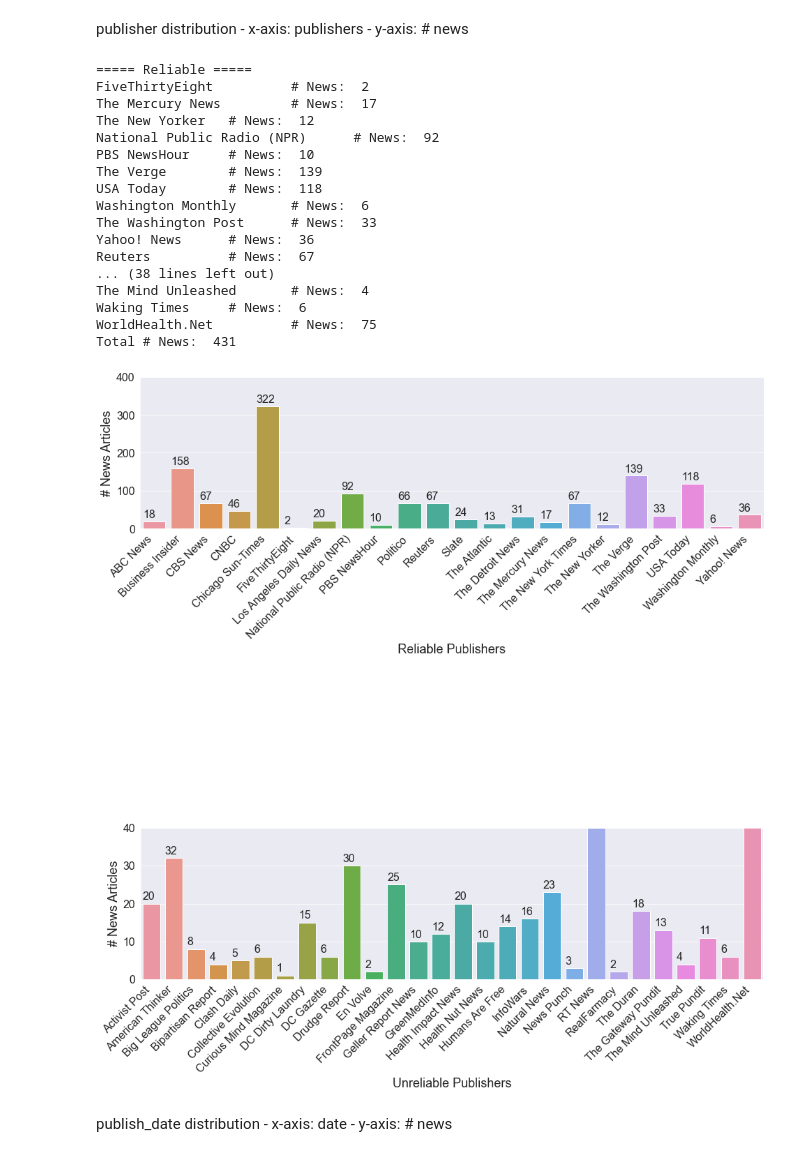
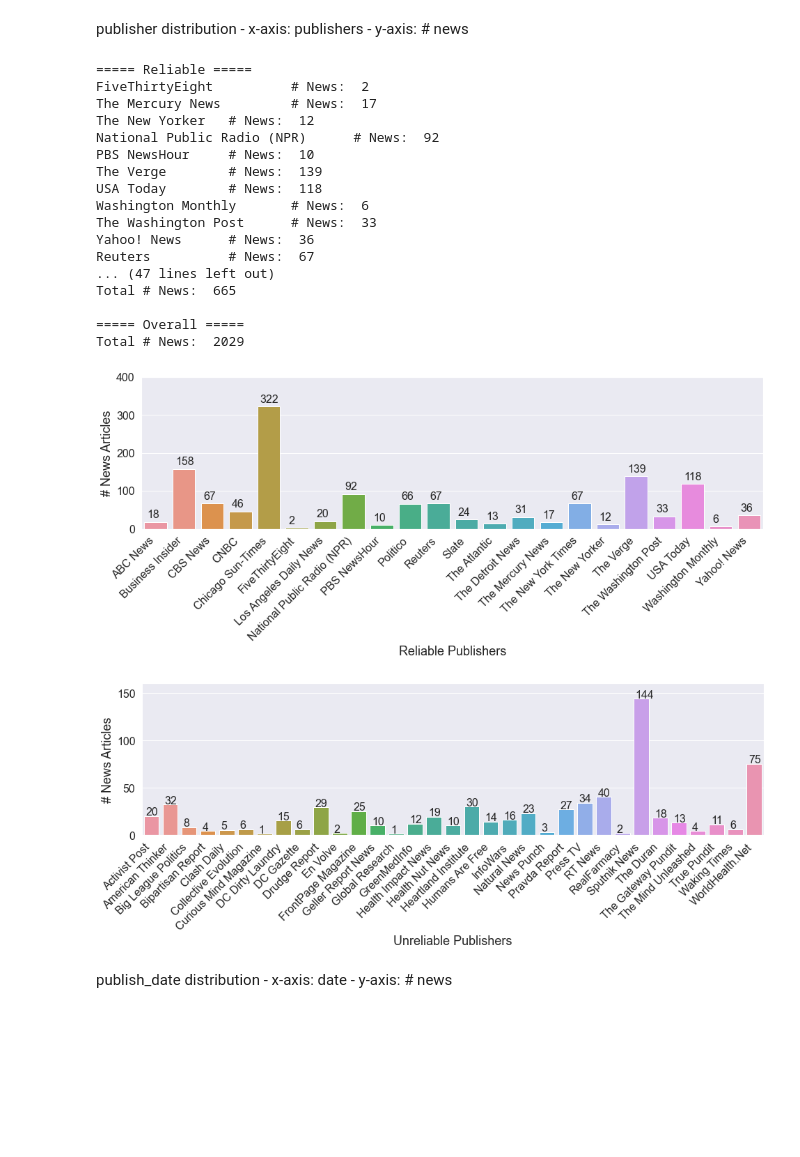
Before and after one commit to apurvamulay/ReCOVery, a Jupyter notebook: code/DataDistribution.ipynb, the cells around one changed output. Drawn from its saved outputs; the diff is of its cells as text; code cells hidden in the pictures; blank space fills up the shorter version.

```diff
--- a/code/DataDistribution.ipynb
+++ b/code/DataDistribution.ipynb
@@ -22,7 +22,7 @@ plt.rc('ytick', labelsize=SMALL_SIZE)    # fontsize of the tick labels
 plt.rc('legend', fontsize=MEDIUM_SIZE)    # legend fontsize
 plt.rc('figure', titlesize=BIGGER_SIZE)
 
-sns.set_style('darkgrid')
+sns.set_style(style="darkgrid")
 # %% [markdown]
 load csv files
     - combine all csv files as one df
@@ -40,6 +40,14 @@ for CSV_FILE_NAME in CSV_FILE_NAMES0:
     if CSV_FILE_NAME[:12]=="news-dataset":
         df = pd.read_csv(CSV_FILE_DIR0 + '/' + CSV_FILE_NAME)
         dfs0 = pd.concat([dfs0,df])
+
+dates = np.array(dfs0['publish_date'].values, dtype=str)
+remove_dates = []
+for idx, date in enumerate(dates):
+    if date[:7] in ["2020-07", "2010-07"]:
+        remove_dates.append(date)
+if remove_dates is not None:
+    dfs0 = dfs0[ ~dfs0['publish_date'].isin(remove_dates) ]
 
 news_publishers = dfs0['publisher'].unique()
 
@@ -56,6 +64,15 @@ for CSV_FILE_NAME in CSV_FILE_NAMES1:
         df = pd.read_csv(CSV_FILE_DIR1 + '/' + CSV_FILE_NAME)
         dfs1 = pd.concat([dfs1,df])
 
+dates = np.array(dfs1['publish_date'].values, dtype=str)
+remove_dates = []
+for idx, date in enumerate(dates):
+    if date[:7] in ["2020-07", "2010-07"]:
+        remove_dates.append(date)
+
+if remove_dates is not None:
+    dfs1 = dfs1[ ~dfs1['publish_date'].isin(remove_dates) ]
+
 news_publishers = dfs1['publisher'].unique()
 
 print("===== Unreliable =====")
@@ -91,17 +109,18 @@ news_publishers0 = []
 news_nums0 = []
 
 print("===== Reliable =====")
-total_news = 0
+total_news0 = 0
 for CSV_FILE_NAME in CSV_FILE_NAMES0:
     if CSV_FILE_NAME[:12]=="news-dataset":
         df = pd.read_csv(CSV_FILE_DIR0 + '/' + CSV_FILE_NAME)
+        df = df[ ~df['publish_date'].isin(remove_dates) ]
         print(df['publisher'][0], "\t # News: ", df.shape[0])
 
         news_publishers0.append(df['publisher'][0])
         news_nums0.append(df.shape[0])
 
-        total_news += df.shape[0]
-print("Total # News: ", total_news)
+        total_news0 += df.shape[0]
+print("Total # News: ", total_news0)
 
 tem = list(zip(news_publishers0, news_nums0))
 tem = sorted(tem, key=lambda x: x[0], reverse=False)
@@ -110,7 +129,7 @@ news_publishers0, news_nums0 = zip(*tem)
 plt.figure(figsize=(16,4))
 ax = sns.barplot(x=list(news_publishers0),y=list(news_nums0))
 for p in ax.patches:
-        ax.annotate('{:.0f}'.format(p.get_height()), (p.get_x(), p.get_height()+10))
+        ax.annotate('{:.0f}'.format(p.get_height()), (p.get_x()+0.1, p.get_height()+10))
 plt.xticks(rotation=45, horizontalalignment='right')
 plt.xlabel('Reliable Publishers')
 plt.ylabel('# News Articles')
@@ -122,18 +141,20 @@ plt.show()
 news_publishers1 = []
 news_nums1 = []
 
+print("")
 print("===== Unreliable =====")
-total_news = 0
+total_news1 = 0
 for CSV_FILE_NAME in CSV_FILE_NAMES1:
     if CSV_FILE_NAME[:12]=="news-dataset":
         df = pd.read_csv(CSV_FILE_DIR1 + '/' + CSV_FILE_NAME)
+        df = df[ ~df['publish_date'].isin(remove_dates) ]
         print(df['publisher'][0], "\t # News: ", df.shape[0])
 
         news_publishers1.append(df['publisher'][0])
         news_nums1.append(df.shape[0])
 
-        total_news += df.shape[0]
-print("Total # News: ", total_news)
+        total_news1 += df.shape[0]
+print("Total # News: ", total_news1)
 
 tem = list(zip(news_publishers1, news_nums1))
 tem = sorted(tem, key=lambda x: x[0], reverse=False)
@@ -142,52 +163,54 @@ news_publishers1, news_nums1 = zip(*tem)
 plt.figure(figsize=(16,4))
 ax = sns.barplot(x=list(news_publishers1),y=list(news_nums1))
 for p in ax.patches:
-        ax.annotate('{:.0f}'.format(p.get_height()), (p.get_x(), p.get_height()+1))
+        ax.annotate('{:.0f}'.format(p.get_height()), (p.get_x()+0.1, p.get_height()+1))
 plt.xticks(rotation=45, horizontalalignment='right')
 plt.xlabel('Unreliable Publishers')
 plt.ylabel('# News Articles')
-plt.ylim([0,40])
+plt.ylim([0,160])
 plt.savefig(CSV_FILE_DIR_HEAD+'figure/publisher_newsNum__unreliable.eps', bbox_inches='tight')
 plt.show()
 
-# print("===== Overall =====")
-# news_publishers = news_publishers0 + news_publishers1
-# news_nums = news_nums0 + news_nums1
-#
+print("")
+print("===== Overall =====")
+news_publishers = news_publishers0 + news_publishers1
+news_nums = news_nums0 + news_nums1
+print("Total # News: ", total_news0 + total_news1)
+
 # tem = list(zip(news_publishers, news_nums))
 # tem = sorted(tem, key=lambda x: x[0], reverse=False)
 # news_publishers, news_nums = zip(*tem)
 #
 # plt.figure(figsize=(18,4))
 # ax = sns.barplot(x=list(news_publishers),y=list(news_nums))
 # for p in ax.patches:
 #         ax.annotate('{:.0f}'.format(p.get_height()), (p.get_x(), p.get_height()+10))
 # plt.xticks(rotation=45, horizontalalignment='right')
 # plt.xlabel('Publishers')
 # plt.ylabel('# News Articles')
 # plt.ylim([0,400])
 # plt.savefig(CSV_FILE_DIR_HEAD+'figure/publisher_newsNum.eps', bbox_inches='tight')
 # plt.show()
 # %% [output]
 ===== Reliable =====
 FiveThirtyEight          # News:  2
 The Mercury News         # News:  17
 The New Yorker   # News:  12
 National Public Radio (NPR)      # News:  92
 PBS NewsHour     # News:  10
 The Verge        # News:  139
 USA Today        # News:  118
 Washington Monthly       # News:  6
 The Washington Post      # News:  33
 Yahoo! News      # News:  36
 Reuters          # News:  67
-... (38 lines left out)
-The Mind Unleashed       # News:  4
-Waking Times     # News:  6
-WorldHealth.Net          # News:  75
-Total # News:  431
+... (47 lines left out)
+Total # News:  665
+
+===== Overall =====
+Total # News:  2029
-[figure, old version]
+[figure, new version]
-[figure, old version]
+[figure, new version]
 # %% [markdown]
 publish_date distribution
     - x-axis: date
```
Also changed, not shown: parts of 11 cells of this notebook, 15 other files.
